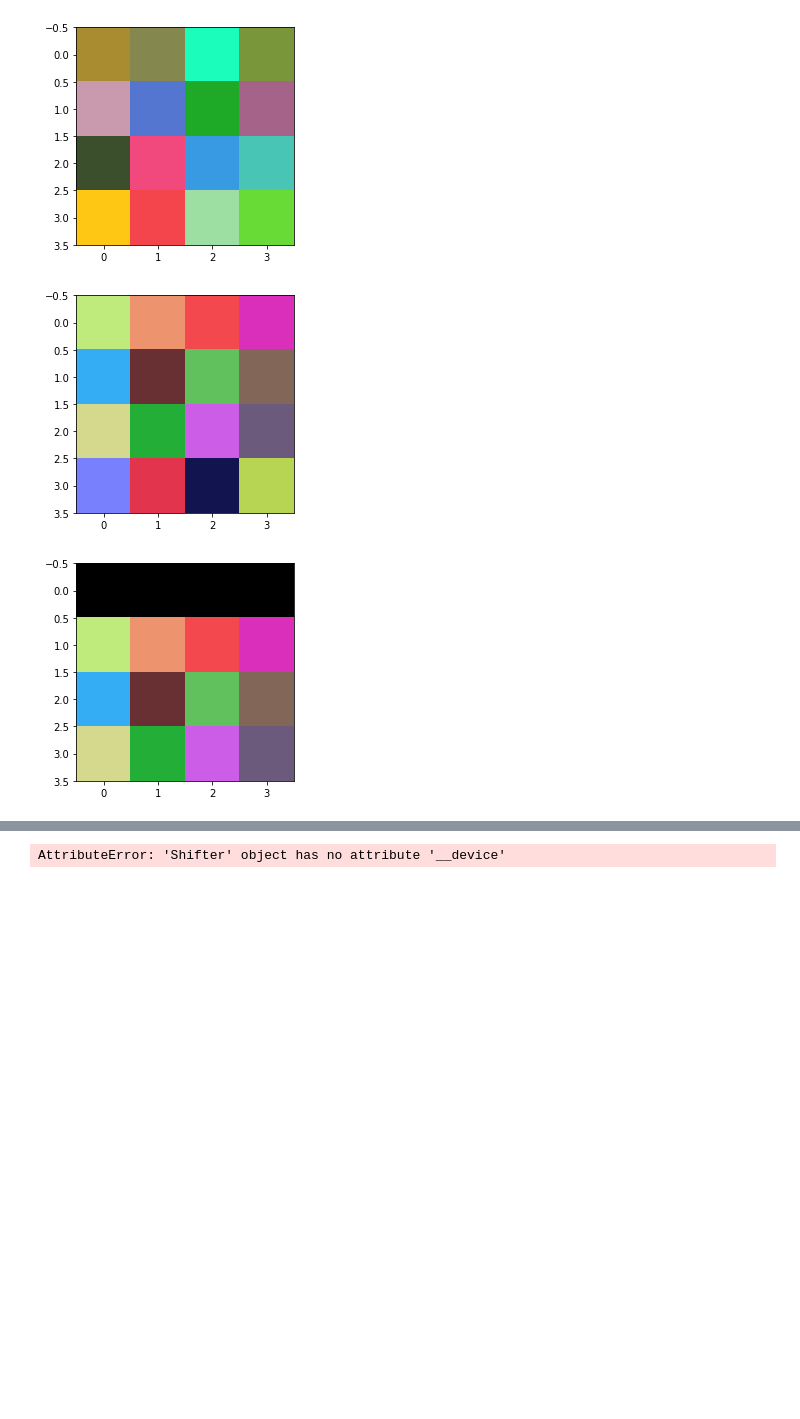
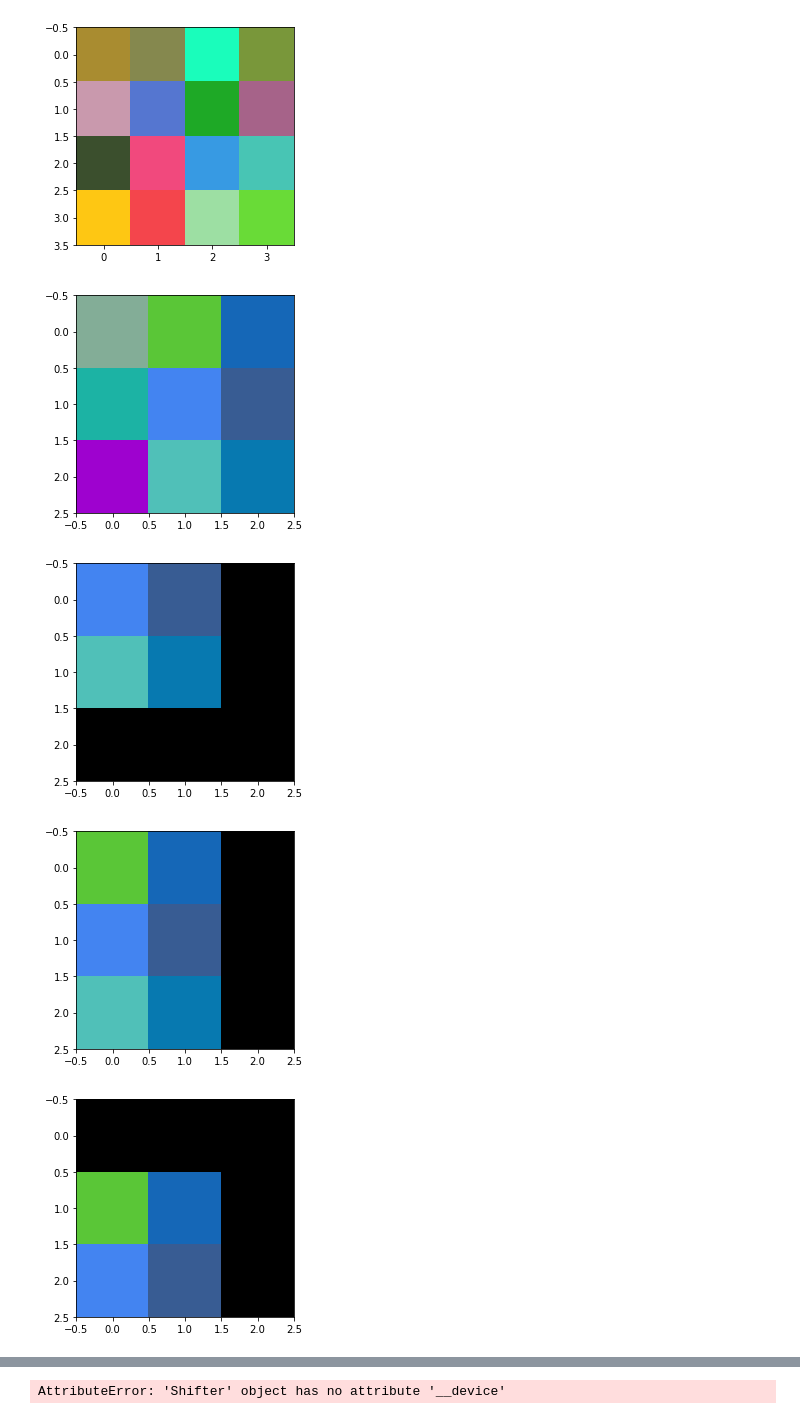
Before and after one commit to Lewington-pitsos/neural_synthesis, a Jupyter notebook: pad.ipynb, the cells around one changed output, grey strips where cells are left out. Drawn from its saved outputs; the diff is of its cells as text; code cells hidden in the pictures; blank space fills up the shorter version.

```diff
--- a/pad.ipynb
+++ b/pad.ipynb
@@ -69,11 +70,15 @@ img.show_image(y)
 # %% [output]
 [figure]
 # %%
+x = img.random_image(1, 3)
 img.show_image(x)
 importlib.reload(shift)
 shifter = shift.Shifter()
-y = shifter.displaced(x, (0, 1))
-img.show_image(y)
+y = shifter.all_displacements(x, 1, 1)
+for j in y:
+    img.show_image(j)
 # %% [output]
-[figure, old version]
+[figure, new version]
-[figure, old version]
+[figure, new version]
+[figure, added]
+[figure, added]
```
Also changed, not shown: parts of 4 cells of this notebook, 1 other file.
